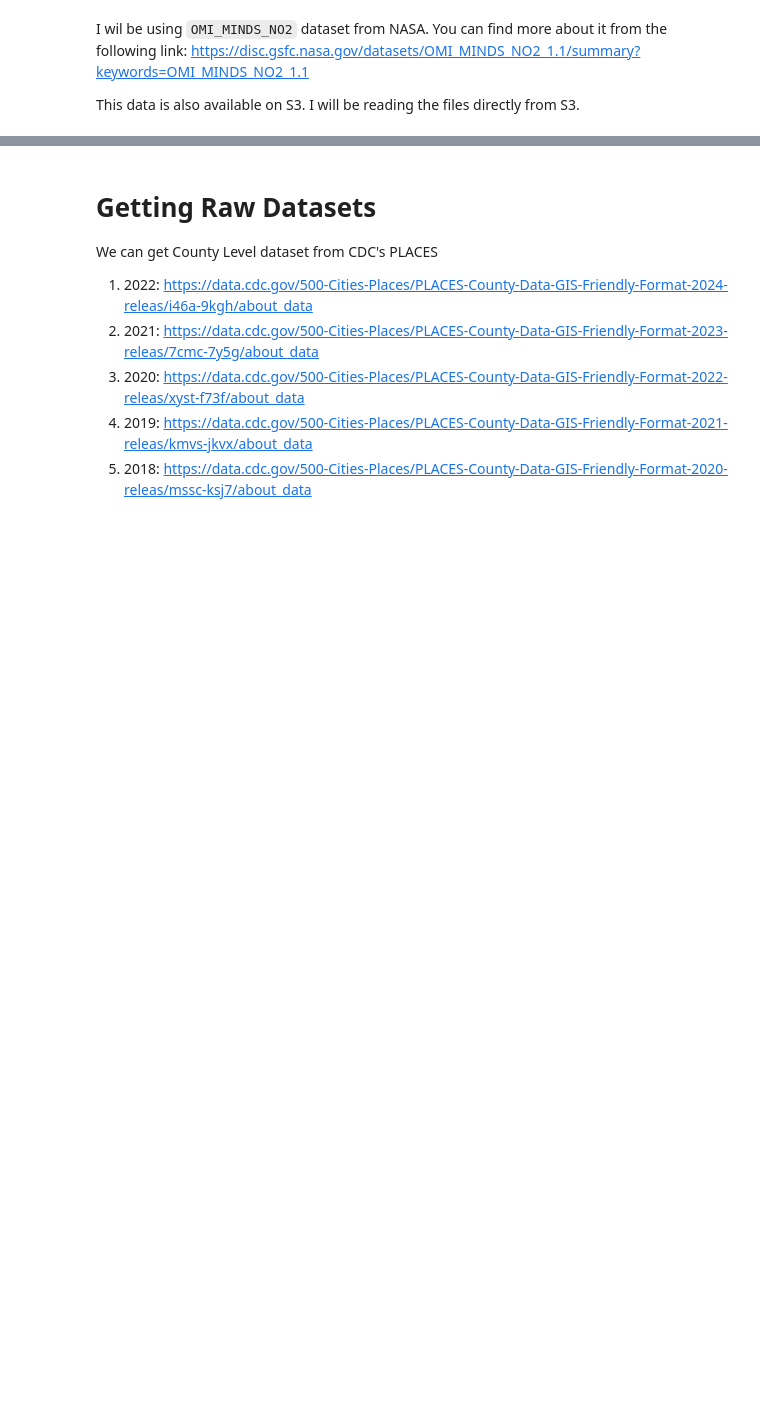
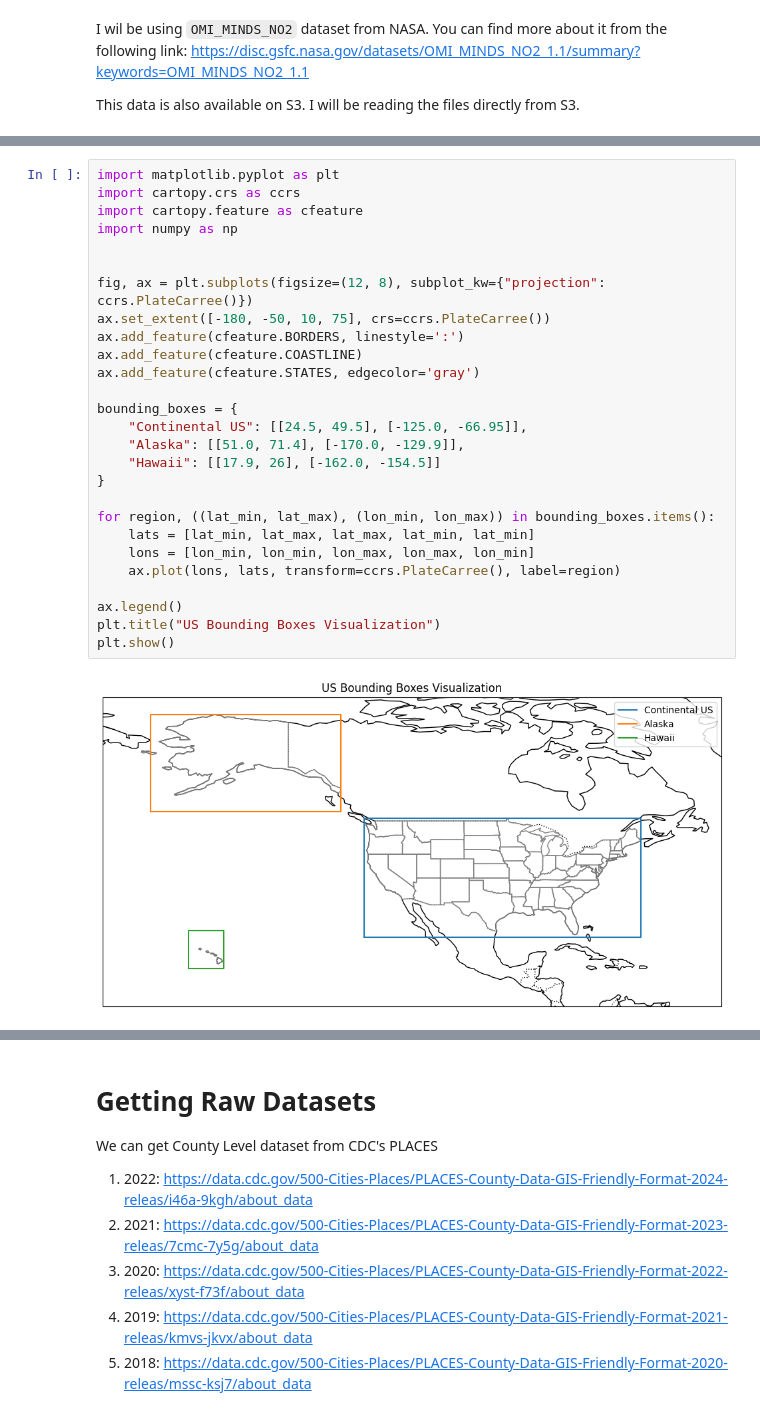
Before and after one commit to SujanNeupane42/NO2-vs-Traffic-Analysis-using-PySpark-and-GeoPandas, a Jupyter notebook: fetch_health_data.ipynb, the cells around one changed output, grey strips where cells are left out. Drawn from its saved outputs; the diff is of its cells as text; blank space fills up the shorter version.

```diff
--- a/fetch_health_data.ipynb
+++ b/fetch_health_data.ipynb
@@ -94,0 +224,29 @@ s3_fs
+# %%
+import matplotlib.pyplot as plt
+import cartopy.crs as ccrs
+import cartopy.feature as cfeature
+import numpy as np
+
+
+fig, ax = plt.subplots(figsize=(12, 8), subplot_kw={"projection": ccrs.PlateCarree()})
+ax.set_extent([-180, -50, 10, 75], crs=ccrs.PlateCarree())
+ax.add_feature(cfeature.BORDERS, linestyle=':')
+ax.add_feature(cfeature.COASTLINE)
+ax.add_feature(cfeature.STATES, edgecolor='gray')
+
+bounding_boxes = {
+    "Continental US": [[24.5, 49.5], [-125.0, -66.95]],
+    "Alaska": [[51.0, 71.4], [-170.0, -129.9]],
+    "Hawaii": [[17.9, 26], [-162.0, -154.5]]
+}
+
+for region, ((lat_min, lat_max), (lon_min, lon_max)) in bounding_boxes.items():
+    lats = [lat_min, lat_max, lat_max, lat_min, lat_min]
+    lons = [lon_min, lon_min, lon_max, lon_max, lon_min]
+    ax.plot(lons, lats, transform=ccrs.PlateCarree(), label=region)
+
+ax.legend()
+plt.title("US Bounding Boxes Visualization")
+plt.show()
+# %% [output]
+[figure, added]
```
Also changed, not shown: parts of 28 cells of this notebook, 1 other file.
